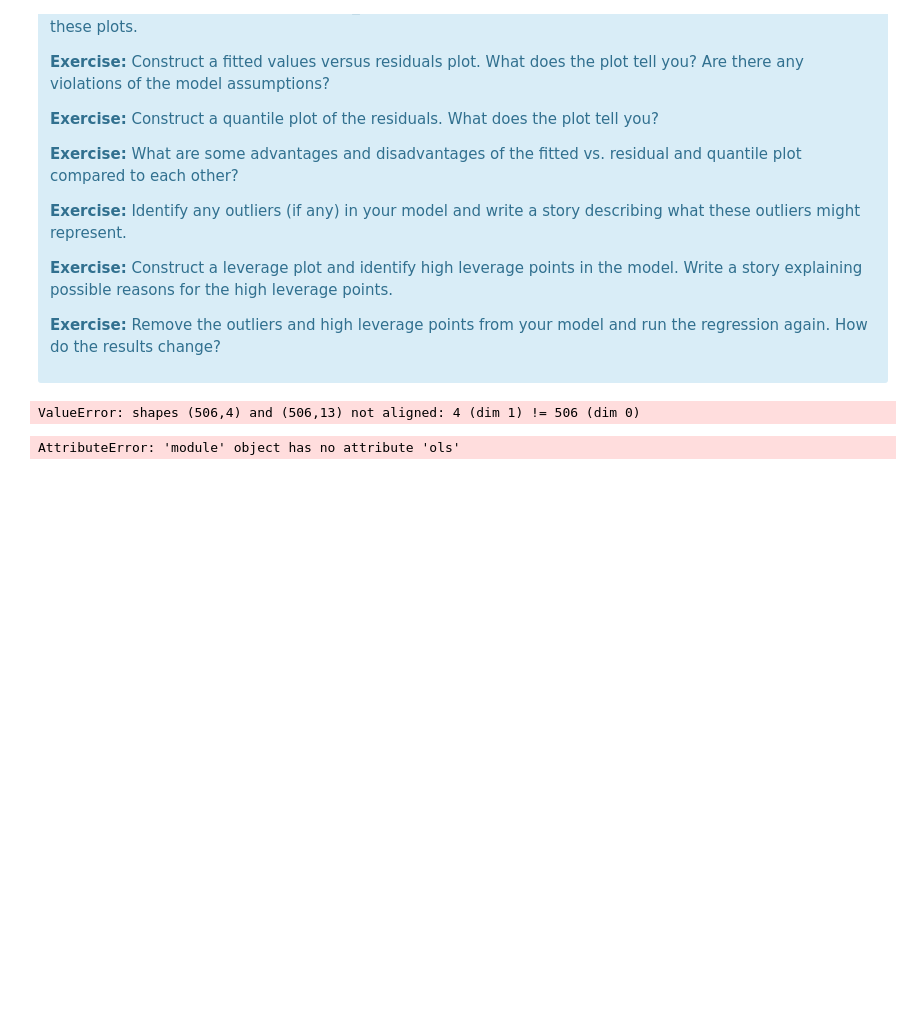
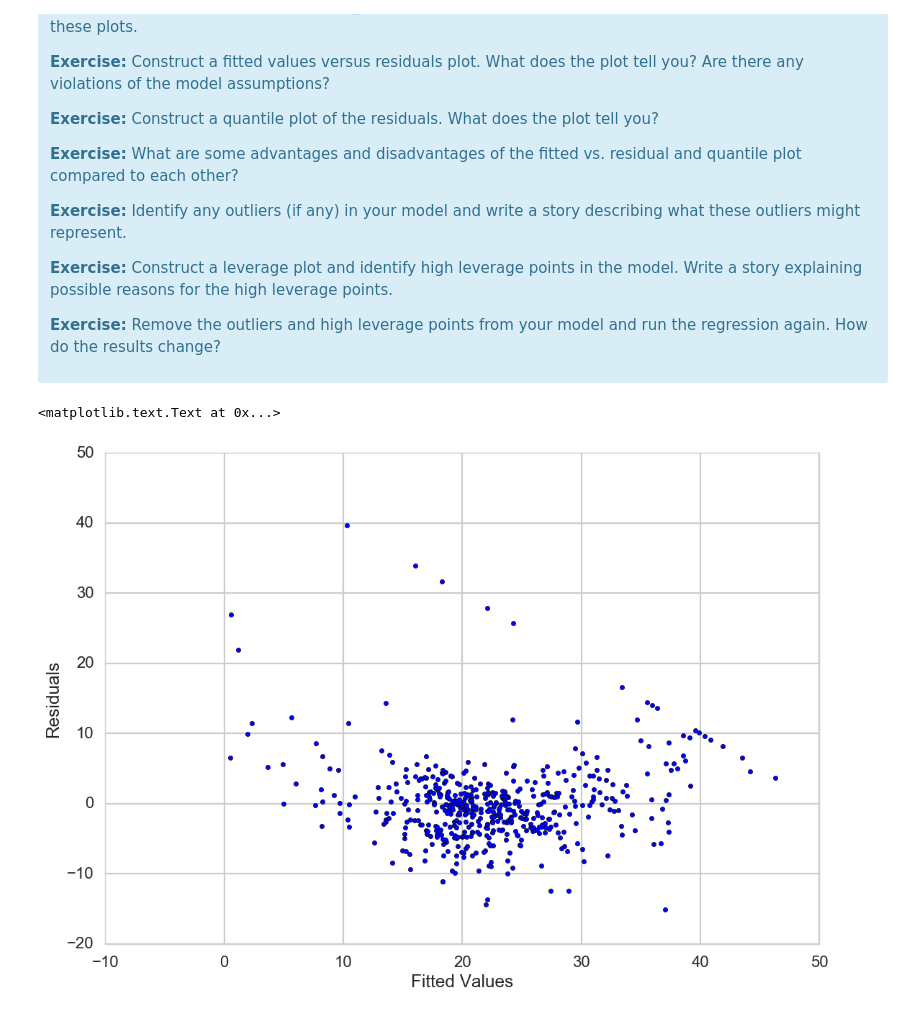
Before and after one commit to mindyng/Springboard-DSCT, a Jupyter notebook: Mini_Project_Linear_Regression.ipynb, the cells around one changed output. Cells and saved outputs as stored; diff of their text form; code cells hidden in the pictures; blank space fills up the shorter version.

```diff
--- a/Mini_Project_Linear_Regression.ipynb
+++ b/Mini_Project_Linear_Regression.ipynb
@@ -984,38 +966,22 @@ There are some other issues that are important investigate with linear regressio
 
 <p><b>Exercise:</b> Remove the outliers and high leverage points from your model and run the regression again. How do the results change?</p>
 </div>
-# %%
-# Your turn.
-
-#Construct a fitted versus residuals plot. What does the plot tell
-#you? Are there any violations of the model assumption?
-
-
-# p = ols('PRICE ~ CRIM + RM + PTRATIO',bos)
-# fitted = p.fit()
-# plt.hist(fitted.norm_resid())
-# plt.ylabel('Count')
-# plt.xlabel('Normalized residuals')
-
-# def residuals_vs_fitted(fitted, residuals, xlabel, ylabel):
-#     plt.subplot(111)
-#     plt.xlabel(xlabel)
-#     plt.ylabel(ylabel)
-#     plt.scatter(fitted, residuals)
-#     polyline = np.poly1d(np.polyfit(fitted, residuals, 2))    # model non-linearity with quadratic
-#     xs = range(int(np.min(fitted)), int(np.max(fitted)))
-#     plt.plot(xs, polyline(xs), color='r', linewidth=2.5)
-
-# fitted = p.predict(X)
-# residuals = y - fitted
-# std_residuals = standardize(residuals)
-
-# residuals_vs_fitted(fitted, residuals, xlabel, ylabel)
-
-fitted = p.predict(X)
-residuals = y - fitted
-std_residuals = standardize(residuals)
-residuals_vs_fitted(fitted, residuals, "Fitted", "Residuals")
-# %% [output]
-ValueError: shapes (506,4) and (506,13) not aligned: 4 (dim 1) != 506 (dim 0)
+# %%
+# Your turn.
+
+#Construct a fitted versus residuals plot. What does the plot tell
+#you? Are there any violations of the model assumption?
+
+m = ols('PRICE ~ RM + CRIM + PTRATIO + INDUS', bos).fit()
+
+fitted_values = m.fittedvalues
+
+residuals = m.resid
+
+plt.scatter(fitted_values, residuals)
+plt.xlabel("Fitted Values")
+plt.ylabel("Residuals")
+# %% [output]
+<matplotlib.text.Text at 0x...>
+[figure, added]
 # %%
@@ -1023,13 +993,3 @@ ValueError: shapes (506,4) and (506,13) not aligned: 4 (dim 1) != 506 (dim 0)
 
 #Residual plots are a useful graphical tool for identifying non-linearity.
 #A strong pattern in the residuals indicates non-linearity in the data.
-# %%
-#Construct a quantile plot of the residuals. What does the plot tell you?
-import statsmodels.api as sm
-
-p = sm.ols('PRICE ~ CRIM + RM + PTRATIO',bos).fit()
-res = p.resid
-fig = sm.graphics.qqplot(res, dist=stats.t, line='45', fit=True)
-fig.show()
-# %% [output]
-AttributeError: 'module' object has no attribute 'ols'
```
Also changed, not shown: parts of 22 cells of this notebook.
